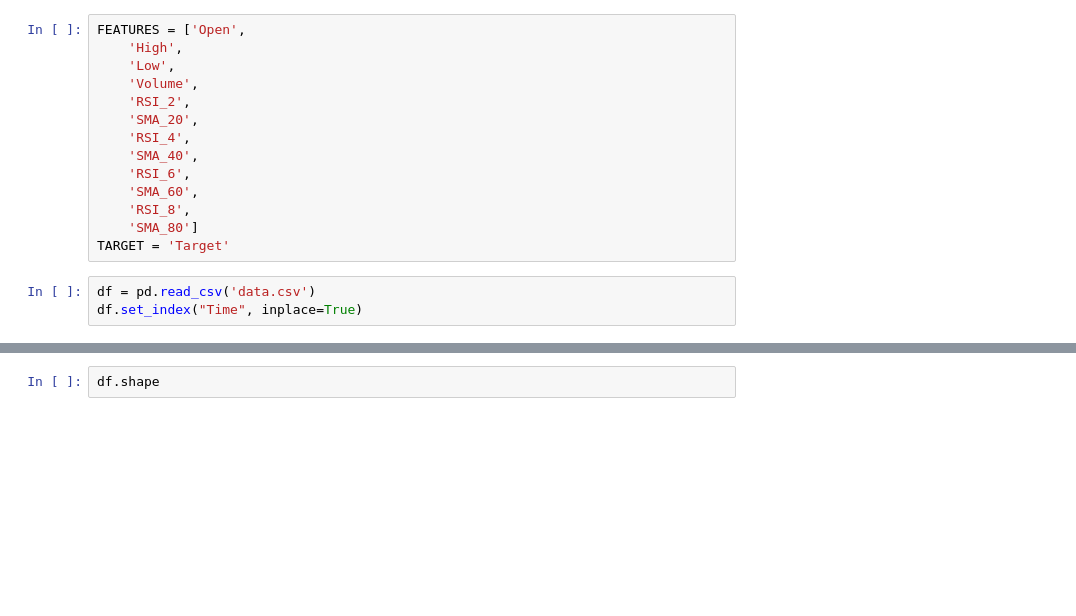
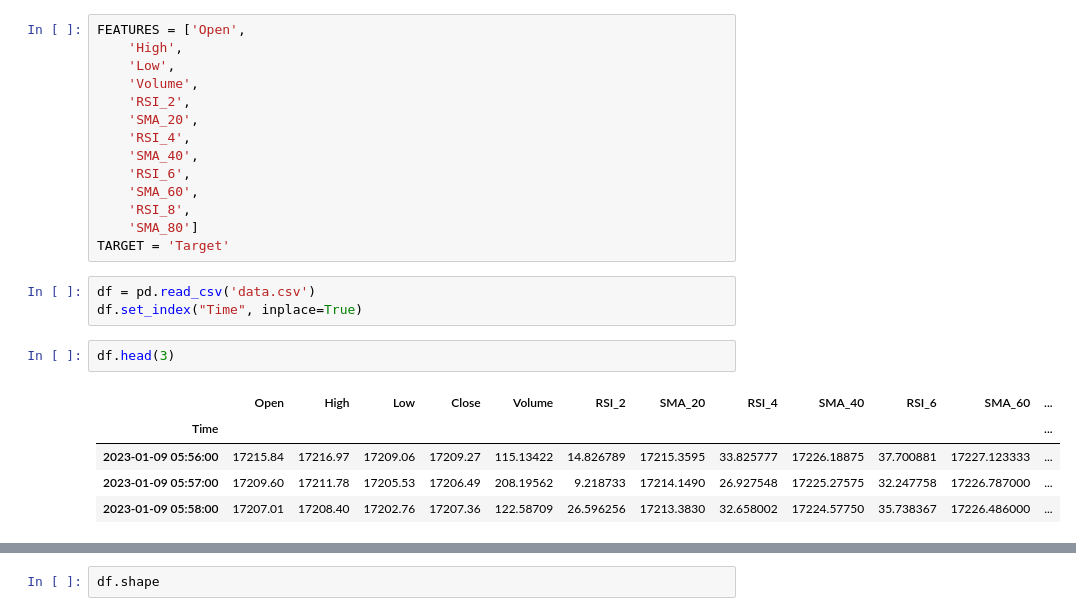
Before and after one commit to Arsenchius/algotrading, a Jupyter notebook: model_training/sample.ipynb, the cells around one changed output, grey strips where cells are left out. Cells and saved outputs as stored; diff of their text form; blank space fills up the shorter version.

```diff
--- a/model_training/sample.ipynb
+++ b/model_training/sample.ipynb
@@ -52,3 +49,11 @@ TARGET = 'Target'
 # %%
 df = pd.read_csv('data.csv')
 df.set_index("Time", inplace=True)
+# %%
+df.head(3)
+# %% [output]
+|  | Open | High | Low | Close | Volume | RSI_2 | SMA_20 | RSI_4 | SMA_40 | RSI_6 | SMA_60 | ... |
+| Time |  |  |  |  |  |  |  |  |  |  |  | ... |
+| 2023-01-09 05:56:00 | 17215.84 | 17216.97 | 17209.06 | 17209.27 | 115.13422 | 14.826789 | 17215.3595 | 33.825777 | 17226.18875 | 37.700881 | 17227.123333 | ... |
+| 2023-01-09 05:57:00 | 17209.60 | 17211.78 | 17205.53 | 17206.49 | 208.19562 | 9.218733 | 17214.1490 | 26.927548 | 17225.27575 | 32.247758 | 17226.787000 | ... |
+| 2023-01-09 05:58:00 | 17207.01 | 17208.40 | 17202.76 | 17207.36 | 122.58709 | 26.596256 | 17213.3830 | 32.658002 | 17224.57750 | 35.738367 | 17226.486000 | ... |
```
Also changed, not shown: parts of 4 cells of this notebook, 2 other files.
